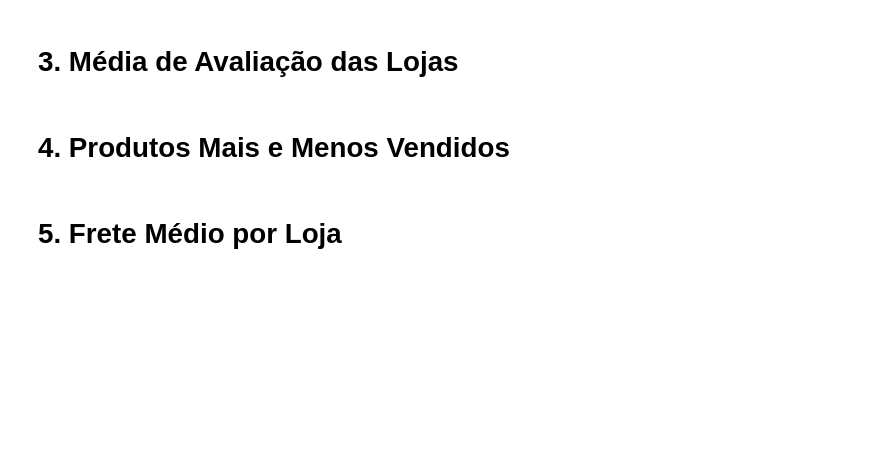
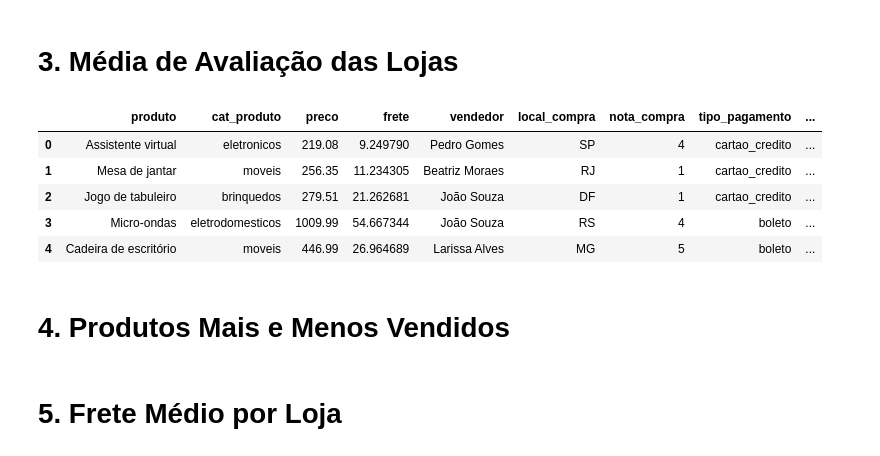
Before and after one commit to ton-oliveira/challenge1-data-science, a Jupyter notebook: AluraStoreBr.ipynb, the cells around one changed output. Drawn from its saved outputs; the diff is of its cells as text; code cells hidden in the pictures; blank space fills up the shorter version.

```diff
--- a/AluraStoreBr.ipynb
+++ b/AluraStoreBr.ipynb
@@ -19,0 +16,8 @@ loja4 = pd.read_csv(url4)
+# %%
+datype ={'Produto': 'string', 'cat_produto': 'string', 'vendedor': 'string', 'tipo_compra':'category', 'local_compra':'string'}
+col = ['produto', 'cat_produto', 'preco', 'frete', 'Data da Compra', 'vendedor', 'local_compra', 'nota_compra', 'tipo_pagamento', 'qtd_parcelas', 'lat', 'lon']
+
+loja1 = pd.read_csv(url,  header=0, names=col, dtype=datype)
+loja2 = pd.read_csv(url2, header=0, names=col, dtype=datype)
+loja3 = pd.read_csv(url3, header=0, names=col, dtype=datype)
+loja4 = pd.read_csv(url4, header=0, names=col, dtype=datype)
@@ -65,5 +114,14 @@ loja2.head()
 # %% [markdown]
 # 3. Média de Avaliação das Lojas
+# %%
+loja1.head()
+# %% [output]
+|  | produto | cat_produto | preco | frete | vendedor | local_compra | nota_compra | tipo_pagamento | ... |
+| 0 | Assistente virtual | eletronicos | 219.08 | 9.249790 | Pedro Gomes | SP | 4 | cartao_credito | ... |
+| 1 | Mesa de jantar | moveis | 256.35 | 11.234305 | Beatriz Moraes | RJ | 1 | cartao_credito | ... |
+| 2 | Jogo de tabuleiro | brinquedos | 279.51 | 21.262681 | João Souza | DF | 1 | cartao_credito | ... |
+| 3 | Micro-ondas | eletrodomesticos | 1009.99 | 54.667344 | João Souza | RS | 4 | boleto | ... |
+| 4 | Cadeira de escritório | moveis | 446.99 | 26.964689 | Larissa Alves | MG | 5 | boleto | ... |
 # %% [markdown]
 # 4. Produtos Mais e Menos Vendidos
 # %% [markdown]
```
Also changed, not shown: parts of 10 cells of this notebook.
